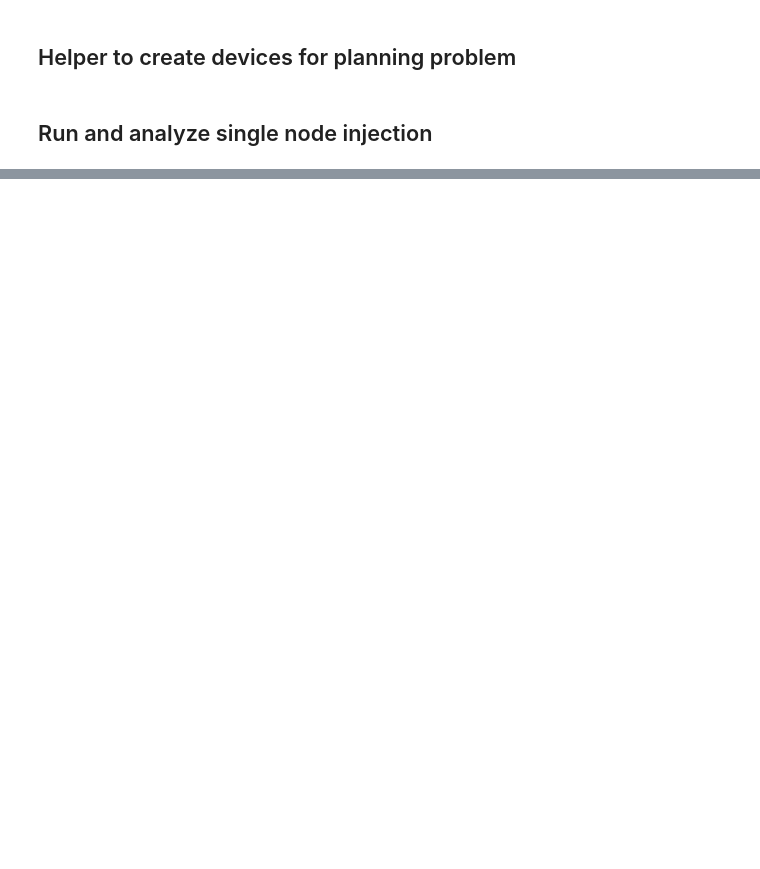
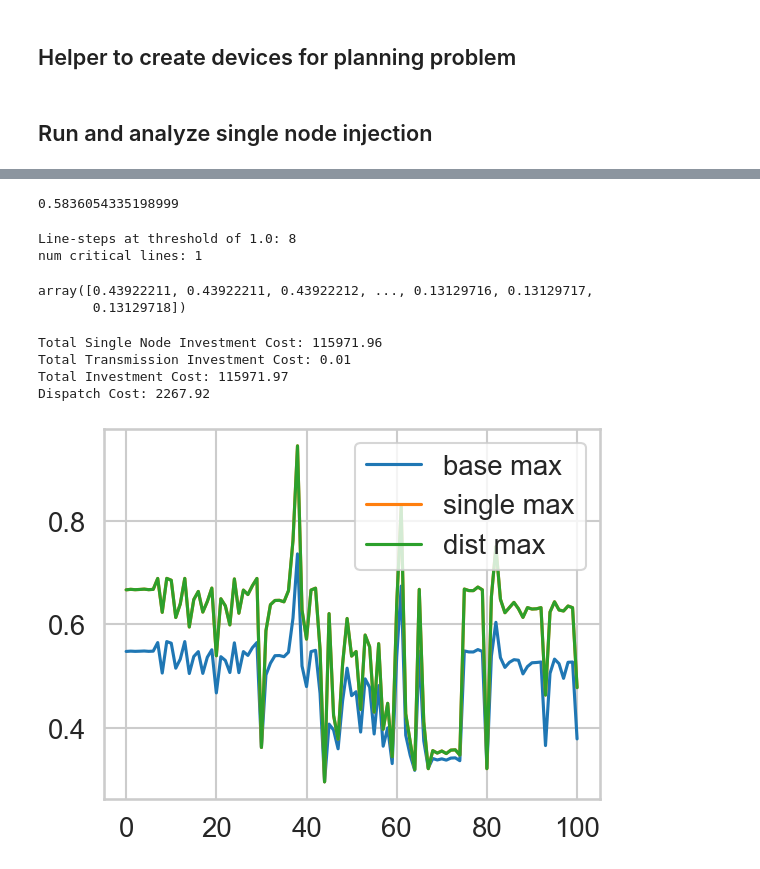
Before and after one commit to llanoajm/zap, a Jupyter notebook: development/storage_lever_exps.ipynb, the cells around one changed output, grey strips where cells are left out. Drawn from its saved outputs; the diff is of its cells as text; code cells hidden in the pictures; blank space fills up the shorter version.

Commit message:
storage levers notebook init

```diff
--- a/development/storage_lever_exps.ipynb
+++ b/development/storage_lever_exps.ipynb
@@ -181,7 +185,7 @@ planning_devices_params_dict = {
     "load_scaling_factor": LOAD_SCALING_FACTOR,
     "line_scaling_factor": LINE_SCALING_FACTOR,
     "dc_nominal_capacity": 1, # GW
-    "capital_costs": CAPITAL_COSTS,
+    "capital_costs": 0*CAPITAL_COSTS,
     "workload_profile": "load_profiles/example_inference_azure_conv.csv",
     "pypsa_net": pypsa_net,
     "pypsa_devices": pypsa_devices,
@@ -294,0 +252,12 @@ TypeError: zap.planning.problem_abstract.AbstractPlanningProblem.forward_and_bac
+# %%
+# planning_devices already includes the DC single node injection we want
+
+planning_exp_params_dict = {
+    "storage_expansion_factor": 1.5,
+    "op_obj_selector": "dispatch", # "dispatch" or "lmp" or "line_util" or "delta_line_util" which defaults to meanmax
+    "lmp_metric": "sumsmoothmax",
+    "lmp_beta": 1000.0,
+    "num_iters": 10
+}
+
+planning_state, P = run_planning_experiment(pypsa_net, planning_devices, planning_exp_params_dict)
@@ -294,0 +282,17 @@ TypeError: zap.planning.problem_abstract.AbstractPlanningProblem.forward_and_bac
+# %%
+# Simulate the dispatch outcome with the planned line capacities
+planned_line_capacities = planning_state[0]["storage_capacity"]
+planned_devices = deepcopy(planning_devices)
+planned_devices[4].power_capacity = planned_line_capacities
+
+planned_outcome = pypsa_net.dispatch(
+    planned_devices, time_horizon=96, solver=cp.CLARABEL, add_ground=False
+)
+# %%
+base_stats   = node_price_summaries(base_outcome.prices, topk=5)
+single_stats = node_price_summaries(single_node_outcome.prices, topk=5)
+dist_stats   = node_price_summaries(planned_outcome.prices, topk=5)
+# %%
+np.mean(dist_stats['max'])
+# %% [output]
+0.5836054335198999
@@ -294,0 +362,48 @@ TypeError: zap.planning.problem_abstract.AbstractPlanningProblem.forward_and_bac
+# %%
+##--- Usage ---##
+line_nom_caps = planned_devices[3].nominal_capacity.squeeze()
+planned_flows  = planned_outcome.power[3][1]   # [251,96]
+base_flows    = base_outcome.power[3][1]          # [251,96]
+threshold = 1.0
+
+single_node_metrics = line_util_metrics(planned_flows, base_flows, line_nom_caps, thr=threshold)
+print(f"Line-steps at threshold of {threshold}: {single_node_metrics['hours_a'].sum()}")
+
+crit_idx, single_vs_base = critical_lines_from_base(
+    base_flows=base_flows,
+    single_flows=planned_flows,
+    line_nom_caps=line_nom_caps,
+    thr=threshold
+)
+
+print("num critical lines:", len(crit_idx))
+# Now later you can evaluate distributed vs single (or distributed vs base) using line_util_metrics(...)
+# dist_flows = dist_outcome.power[3][1]
+# dist_vs_single = line_util_metrics(single_flows, dist_flows, line_nom_caps, thr=0.90)
+# and then look at dist_vs_single["d_peak"][crit_idx], etc.
+# %% [output]
+Line-steps at threshold of 1.0: 8
+num critical lines: 1
+# %%
+base_outcome.prices.flatten()
+# %% [output]
+array([0.43922211, 0.43922211, 0.43922212, ..., 0.13129716, 0.13129717,
+       0.13129718])
+# %%
+metric = "max" # mean, max, p95, p99, mean_top5
+plt.plot(base_stats["p95"], label="base "+metric)
+plt.plot(single_stats["p95"], label="single "+metric)
+plt.plot(dist_stats["p95"], label="dist "+metric)
+plt.legend()
+
+dollars_per_mw_converter = 0.56
+print(f"Total Single Node Investment Cost: {1000 * CAPITAL_COSTS[0] * dollars_per_mw_converter:.2f}")
+print(f"Total Transmission Investment Cost: {P.get_inv_cost() * 100 * 1000:.2f}")
+print(f"Total Investment Cost: {1000*CAPITAL_COSTS[0] * dollars_per_mw_converter + P.get_inv_cost() * 100 * 1000:.2f}")
+print(f"Dispatch Cost: {P.get_op_cost():.2f}")
+# %% [output]
+Total Single Node Investment Cost: 115971.96
+Total Transmission Investment Cost: 0.01
+Total Investment Cost: 115971.97
+Dispatch Cost: 2267.92
+[figure, added]
```
Also changed, not shown: parts of 25 cells of this notebook.
